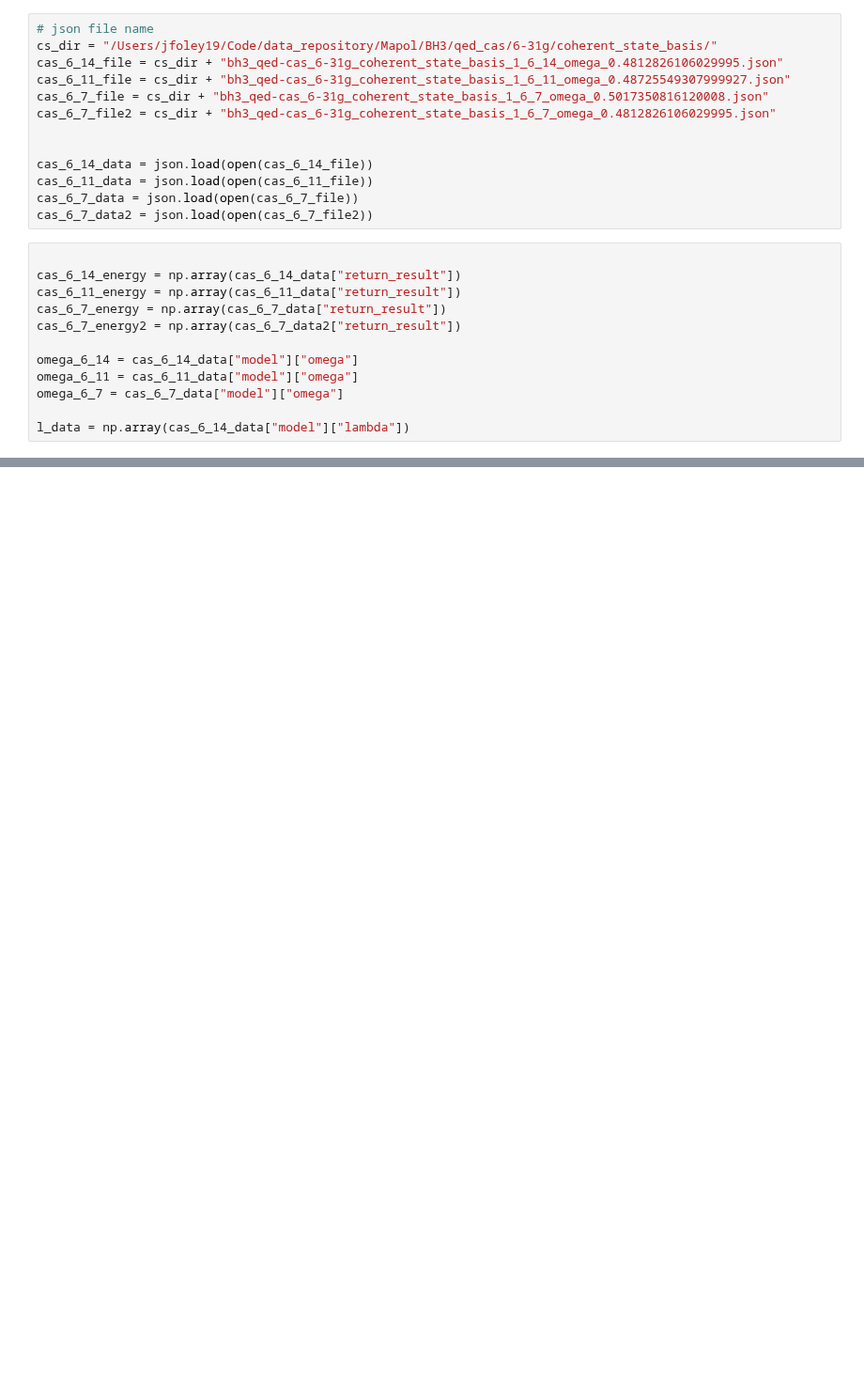
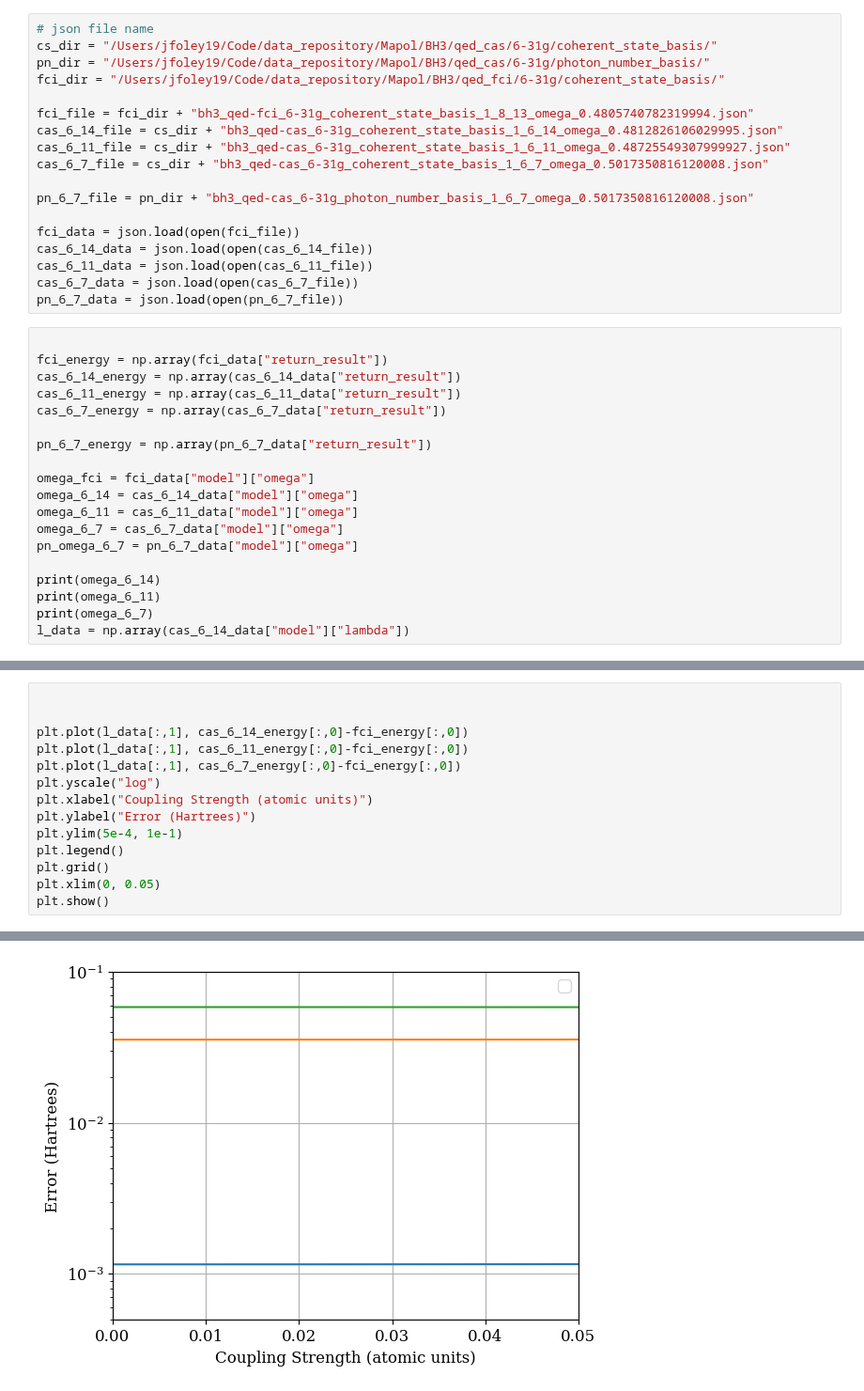
Before and after one commit to boss-bee/data_repository, a Jupyter notebook: json_scripts/BH3_json_reader.ipynb, the cells around one changed output, grey strips where cells are left out. Shown at 94% size. Cells and saved outputs as stored; diff of their text form; blank space fills up the shorter version.

Commit message:
updated bh3 notebook, mostly finalized figures

```diff
--- a/json_scripts/BH3_json_reader.ipynb
+++ b/json_scripts/BH3_json_reader.ipynb
@@ -4,25 +10,37 @@ import numpy as np
 # %%
 # json file name
 cs_dir = "/Users/jfoley19/Code/data_repository/Mapol/BH3/qed_cas/6-31g/coherent_state_basis/"
+pn_dir = "/Users/jfoley19/Code/data_repository/Mapol/BH3/qed_cas/6-31g/photon_number_basis/"
+fci_dir = "/Users/jfoley19/Code/data_repository/Mapol/BH3/qed_fci/6-31g/coherent_state_basis/"
+
+fci_file = fci_dir + "bh3_qed-fci_6-31g_coherent_state_basis_1_8_13_omega_0.4805740782319994.json"
 cas_6_14_file = cs_dir + "bh3_qed-cas_6-31g_coherent_state_basis_1_6_14_omega_0.4812826106029995.json"
 cas_6_11_file = cs_dir + "bh3_qed-cas_6-31g_coherent_state_basis_1_6_11_omega_0.48725549307999927.json"
 cas_6_7_file = cs_dir + "bh3_qed-cas_6-31g_coherent_state_basis_1_6_7_omega_0.5017350816120008.json"
-cas_6_7_file2 = cs_dir + "bh3_qed-cas_6-31g_coherent_state_basis_1_6_7_omega_0.4812826106029995.json"
 
+pn_6_7_file = pn_dir + "bh3_qed-cas_6-31g_photon_number_basis_1_6_7_omega_0.5017350816120008.json"
 
+fci_data = json.load(open(fci_file))
 cas_6_14_data = json.load(open(cas_6_14_file))
 cas_6_11_data = json.load(open(cas_6_11_file))
 cas_6_7_data = json.load(open(cas_6_7_file))
-cas_6_7_data2 = json.load(open(cas_6_7_file2))
+pn_6_7_data = json.load(open(pn_6_7_file))
 # %%
 
+fci_energy = np.array(fci_data["return_result"])
 cas_6_14_energy = np.array(cas_6_14_data["return_result"])
 cas_6_11_energy = np.array(cas_6_11_data["return_result"])
 cas_6_7_energy = np.array(cas_6_7_data["return_result"])
-cas_6_7_energy2 = np.array(cas_6_7_data2["return_result"])
 
+pn_6_7_energy = np.array(pn_6_7_data["return_result"])
+
+omega_fci = fci_data["model"]["omega"]
 omega_6_14 = cas_6_14_data["model"]["omega"]
 omega_6_11 = cas_6_11_data["model"]["omega"]
 omega_6_7 = cas_6_7_data["model"]["omega"]
+pn_omega_6_7 = pn_6_7_data["model"]["omega"]
 
+print(omega_6_14)
+print(omega_6_11)
+print(omega_6_7)
 l_data = np.array(cas_6_14_data["model"]["lambda"])
@@ -28,0 +51,15 @@ l_data = np.array(cas_6_14_data["model"]["lambda"])
+# %%
+
+
+plt.plot(l_data[:,1], cas_6_14_energy[:,0]-fci_energy[:,0])
+plt.plot(l_data[:,1], cas_6_11_energy[:,0]-fci_energy[:,0])
+plt.plot(l_data[:,1], cas_6_7_energy[:,0]-fci_energy[:,0])
+plt.yscale("log")
+plt.xlabel("Coupling Strength (atomic units)")
+plt.ylabel("Error (Hartrees)")
+plt.ylim(5e-4, 1e-1)
+plt.legend()
+plt.grid()
+plt.xlim(0, 0.05)
+plt.show()
+# %% [output]
@@ -28,0 +67 @@ l_data = np.array(cas_6_14_data["model"]["lambda"])
+[figure, added]
```
Also changed, not shown: parts of 18 cells of this notebook, 3 other files.
